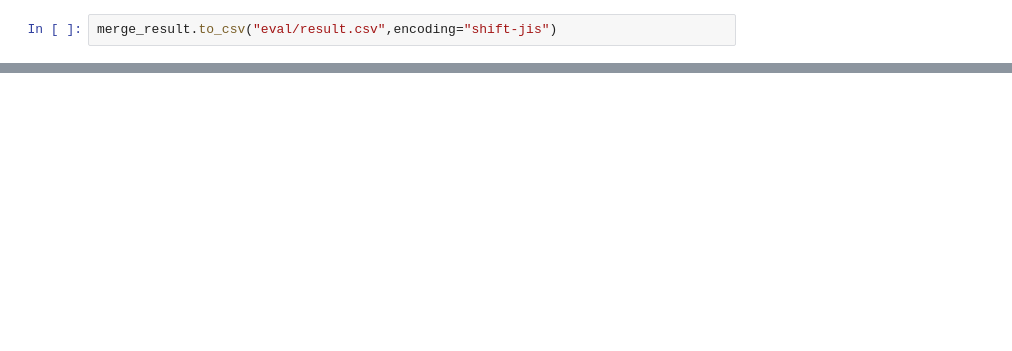
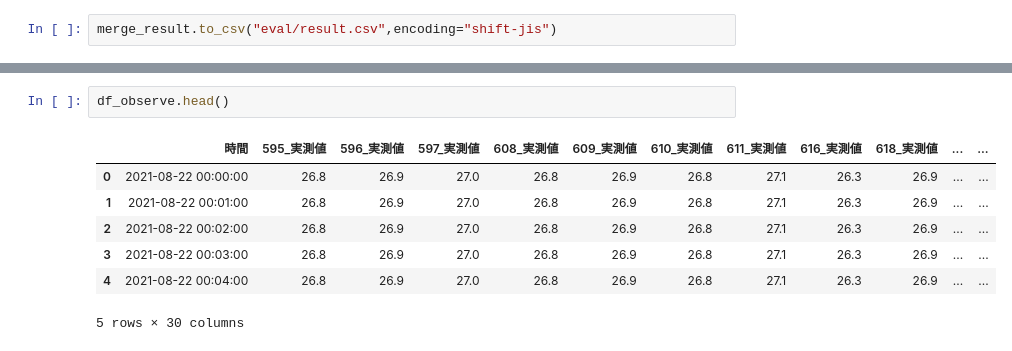
Before and after one commit to Kdy0115/agent-simulation-system, a Jupyter notebook: prototype.ipynb, the cells around one changed output, grey strips where cells are left out. Cells and saved outputs as stored; diff of their text form; blank space fills up the shorter version.

```diff
--- a/prototype.ipynb
+++ b/prototype.ipynb
@@ -948,0 +981,10 @@ merge_result.to_csv("eval/result.csv",encoding="shift-jis")
+# %%
+df_observe.head()
+# %% [output]
+|  | 時間 | 595_実測値 | 596_実測値 | 597_実測値 | 608_実測値 | 609_実測値 | 610_実測値 | 611_実測値 | 616_実測値 | 618_実測値 | ... | ... |
+| 0 | 2021-08-22 00:00:00 | 26.8 | 26.9 | 27.0 | 26.8 | 26.9 | 26.8 | 27.1 | 26.3 | 26.9 | ... | ... |
+| 1 | 2021-08-22 00:01:00 | 26.8 | 26.9 | 27.0 | 26.8 | 26.9 | 26.8 | 27.1 | 26.3 | 26.9 | ... | ... |
+| 2 | 2021-08-22 00:02:00 | 26.8 | 26.9 | 27.0 | 26.8 | 26.9 | 26.8 | 27.1 | 26.3 | 26.9 | ... | ... |
+| 3 | 2021-08-22 00:03:00 | 26.8 | 26.9 | 27.0 | 26.8 | 26.9 | 26.8 | 27.1 | 26.3 | 26.9 | ... | ... |
+| 4 | 2021-08-22 00:04:00 | 26.8 | 26.9 | 27.0 | 26.8 | 26.9 | 26.8 | 27.1 | 26.3 | 26.9 | ... | ... |
+5 rows × 30 columns
```
Also changed, not shown: parts of 16 cells of this notebook, 7 other files.
